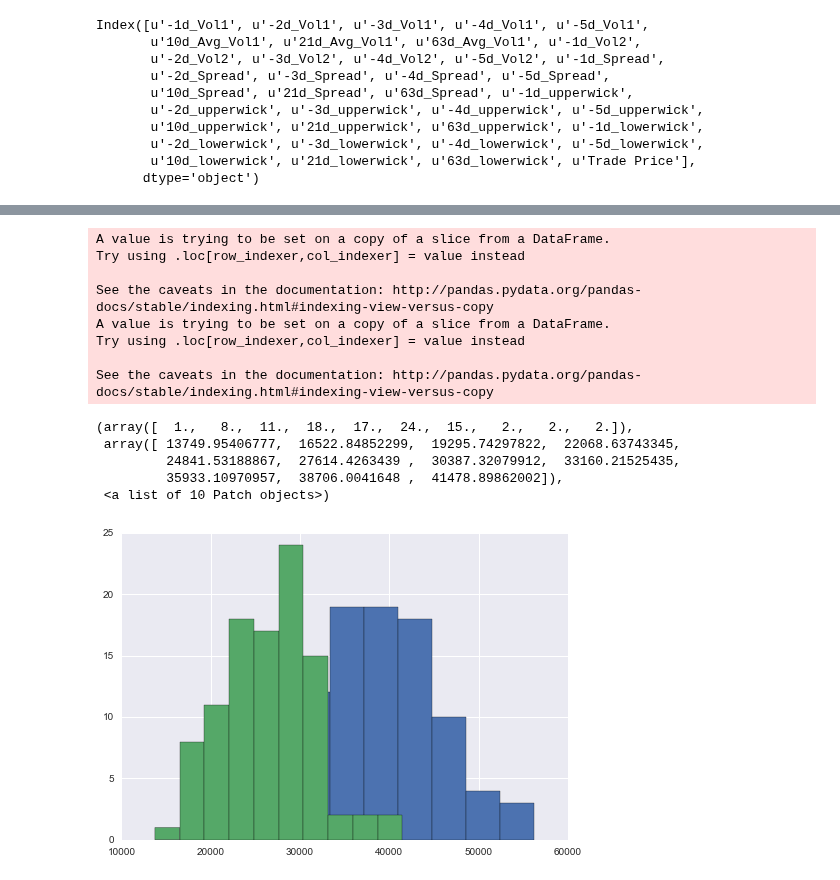
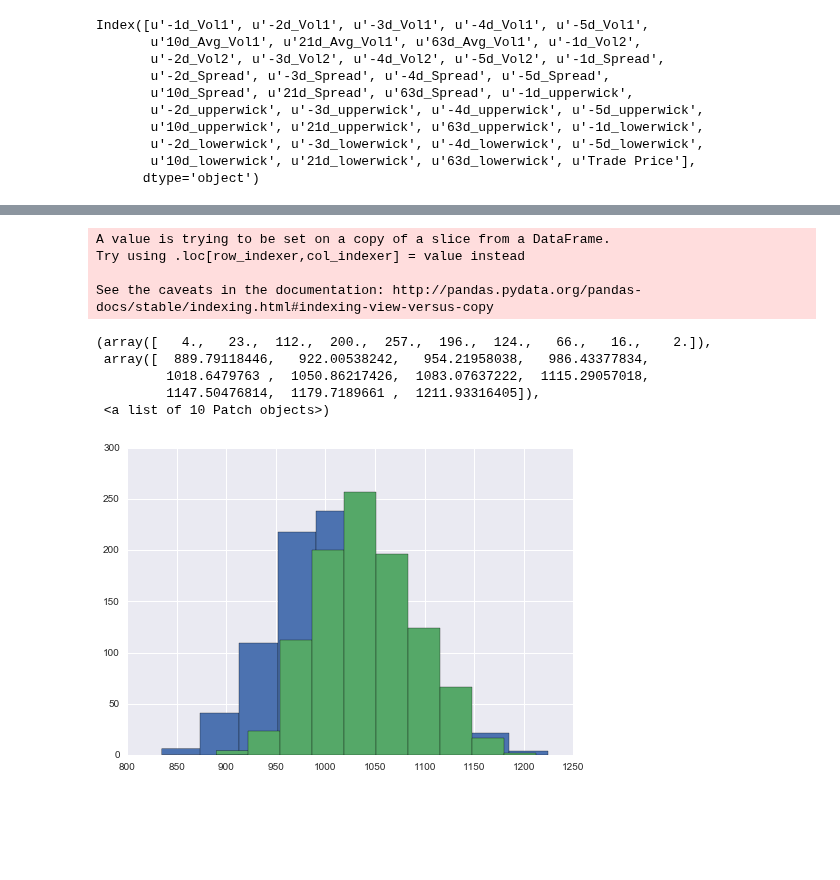
Before and after one commit to savourylie/Stock-Price-Forecaster, a Jupyter notebook: TradingBot/TradingBot.ipynb, the cells around one changed output, grey strips where cells are left out. Saved outputs shown, nothing was run; the diff lists cells and outputs as text; code cells hidden in the pictures; blank space fills up the shorter version.

```diff
--- a/TradingBot/TradingBot.ipynb
+++ b/TradingBot/TradingBot.ipynb
@@ -737,34 +758,20 @@ max      3.530265e+06
 dtype: float64
-# %%
-monkey_cv = MonkeyBot()
-monkey_test = MonkeyBot()
-
-# print(data_cv)
-
-for i in range(iters):
-    data_cv['Monkey PV'] = data_cv['Trade Price'].apply(monkey_simulation, args=(monkey_cv, ))
-    data_test['Monkey PV'] = data_test['Trade Price'].apply(monkey_simulation, args=(monkey_test, ))
-
-    monkey_cv.pv_history_list.append(data_cv.ix[-1, 'Monkey PV'])
-    monkey_test.pv_history_list.append(data_test.ix[-1, 'Monkey PV'])
-
-    monkey_cv.reset()
-    monkey_test.reset()
-
-plt.hist(monkey_cv.pv_history_list)
-plt.hist(monkey_test.pv_history_list)
-# %% [output]
-A value is trying to be set on a copy of a slice from a DataFrame.
-Try using .loc[row_indexer,col_indexer] = value instead
-
-See the caveats in the documentation: http://pandas.pydata.org/pandas-docs/stable/indexing.html#indexing-view-versus-copy
-A value is trying to be set on a copy of a slice from a DataFrame.
-Try using .loc[row_indexer,col_indexer] = value instead
-
-See the caveats in the documentation: http://pandas.pydata.org/pandas-docs/stable/indexing.html#indexing-view-versus-copy
-(array([  1.,   8.,  11.,  18.,  17.,  24.,  15.,   2.,   2.,   2.]),
- array([ 13749.95406777,  16522.84852299,  19295.74297822,  22068.63743345,
-         24841.53188867,  27614.4263439 ,  30387.32079912,  33160.21525435,
-         35933.10970957,  38706.0041648 ,  41478.89862002]),
- <a list of 10 Patch objects>)
-[figure, removed]
+# %%
+monkey_cv = MonkeyBot(data_cv)
+monkey_test = MonkeyBot(data_test)
+
+# print(data_cv)
+
+monkey_cv.simulate(1000)
+monkey_test.simulate(1000)
+# %% [output]
+A value is trying to be set on a copy of a slice from a DataFrame.
+Try using .loc[row_indexer,col_indexer] = value instead
+
+See the caveats in the documentation: http://pandas.pydata.org/pandas-docs/stable/indexing.html#indexing-view-versus-copy
+(array([   4.,   23.,  112.,  200.,  257.,  196.,  124.,   66.,   16.,    2.]),
+ array([  889.79118446,   922.00538242,   954.21958038,   986.43377834,
+         1018.6479763 ,  1050.86217426,  1083.07637222,  1115.29057018,
+         1147.50476814,  1179.7189661 ,  1211.93316405]),
+ <a list of 10 Patch objects>)
+[figure, added]
```
Also changed, not shown: parts of 12 cells of this notebook, 5 other files.
